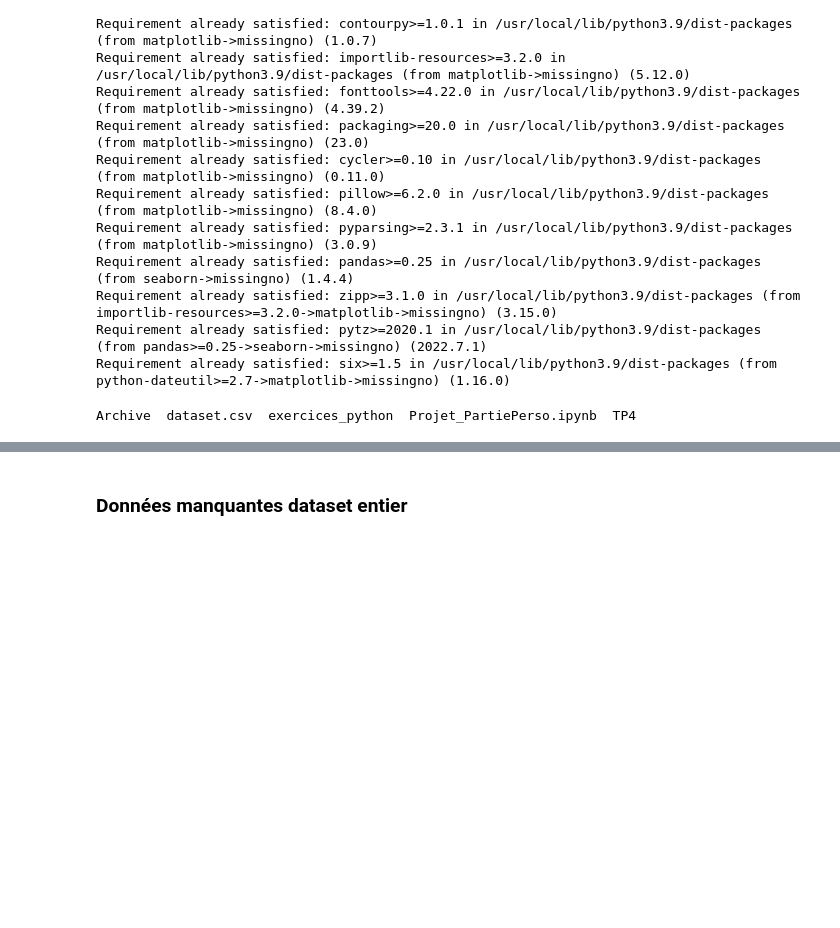
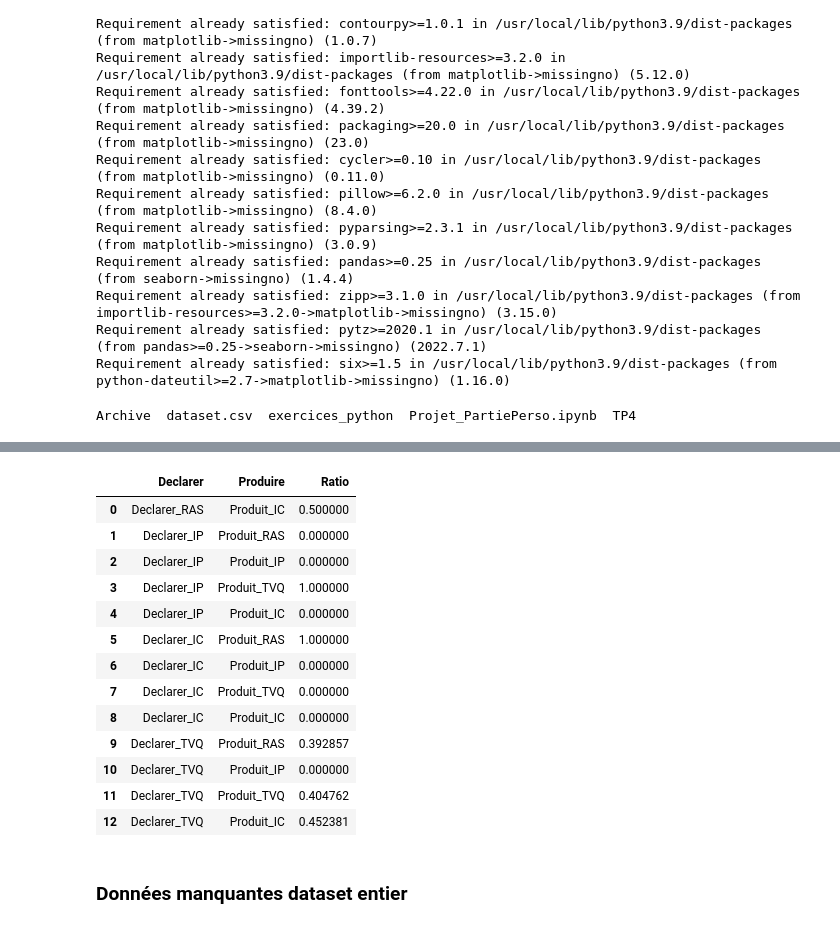
Before and after one commit to alimhammedialaoui/INF8808, a Jupyter notebook: src/yassine.ipynb, the cells around one changed output, grey strips where cells are left out. Drawn from its saved outputs; the diff is of its cells as text; code cells hidden in the pictures; blank space fills up the shorter version.

Commit message:
La partie de Yassine accepte maintenant la valeur Tout pour Region, Mode_trans et year

```diff
--- a/src/Preprocessing.ipynb
+++ b/src/yassine.ipynb
@@ -63,0 +42,28 @@ Index(['Num_contribuable', 'Year', 'Taille', 'Form_juridique', 'Region',
+# %%
+data=pd.read_csv('assets/dataset.csv', delimiter=";", encoding='latin-1')
+data.head(5)
+
+import preprocess
+data_IC = data[data["Form_juridique"] == "C"]
+data_IP = data[data["Form_juridique"] == "P"]
+data_S = data[data["Form_juridique"] == "S"]
+
+data_IC = preprocess.clean_names(data_IC)
+data_IC = preprocess.remove_missing_values(data_IC, "IC")
+data_IC = preprocess.convert_types(data_IC, "IC")
+data_IC = preprocess.sort_by_yr(data_IC)
+
+data_IP = preprocess.clean_names(data_IP)
+data_IP = preprocess.remove_missing_values(data_IP, "IP")
+data_IP = preprocess.convert_types(data_IP, "IP")
+data_IP = preprocess.sort_by_yr(data_IP)
+
+data_S = preprocess.clean_names(data_S)
+data_S = preprocess.remove_missing_values(data_S, None)
+data_S = preprocess.convert_types(data_S, None)
+data_S = preprocess.sort_by_yr(data_S)
+
+data_whole = preprocess.combine_dfs(data_IC, data_IP, data_S)
+
+
+data_whole.columns
@@ -64,3 +362,28 @@ Index(['Num_contribuable', 'Year', 'Taille', 'Form_juridique', 'Region',
+# %%
+def filter_bubble_data(df,year,trans,form,region):
+    ts = buble_processing(df,year,region,trans)
+    filtered_df = ts[(ts['Form_juridique'] == form)]
+    data = list(map(lambda x : (x[0].split("/")[0],x[0].split("/")[1],filtered_df [x].values[0]),list(filtered_df.columns)[4:]))
+    dataframe = pd.DataFrame(data,columns=["Declarer","Produire","Ratio"])
+    return dataframe
+
+other = filter_bubble_data(data_whole,"Tout","Tout","P","Tout")
+other
+# %% [output]
+|  | Declarer | Produire | Ratio |
+| 0 | Declarer_RAS | Produit_IC | 0.500000 |
+| 1 | Declarer_IP | Produit_RAS | 0.000000 |
+| 2 | Declarer_IP | Produit_IP | 0.000000 |
+| 3 | Declarer_IP | Produit_TVQ | 1.000000 |
+| 4 | Declarer_IP | Produit_IC | 0.000000 |
+| 5 | Declarer_IC | Produit_RAS | 1.000000 |
+| 6 | Declarer_IC | Produit_IP | 0.000000 |
+| 7 | Declarer_IC | Produit_TVQ | 0.000000 |
+| 8 | Declarer_IC | Produit_IC | 0.000000 |
+| 9 | Declarer_TVQ | Produit_RAS | 0.392857 |
+| 10 | Declarer_TVQ | Produit_IP | 0.000000 |
+| 11 | Declarer_TVQ | Produit_TVQ | 0.404762 |
+| 12 | Declarer_TVQ | Produit_IC | 0.452381 |
 # %% [markdown]
 ### Données manquantes dataset entier
 # %%
```
Also changed, not shown: parts of 14 cells of this notebook, 5 other files.
